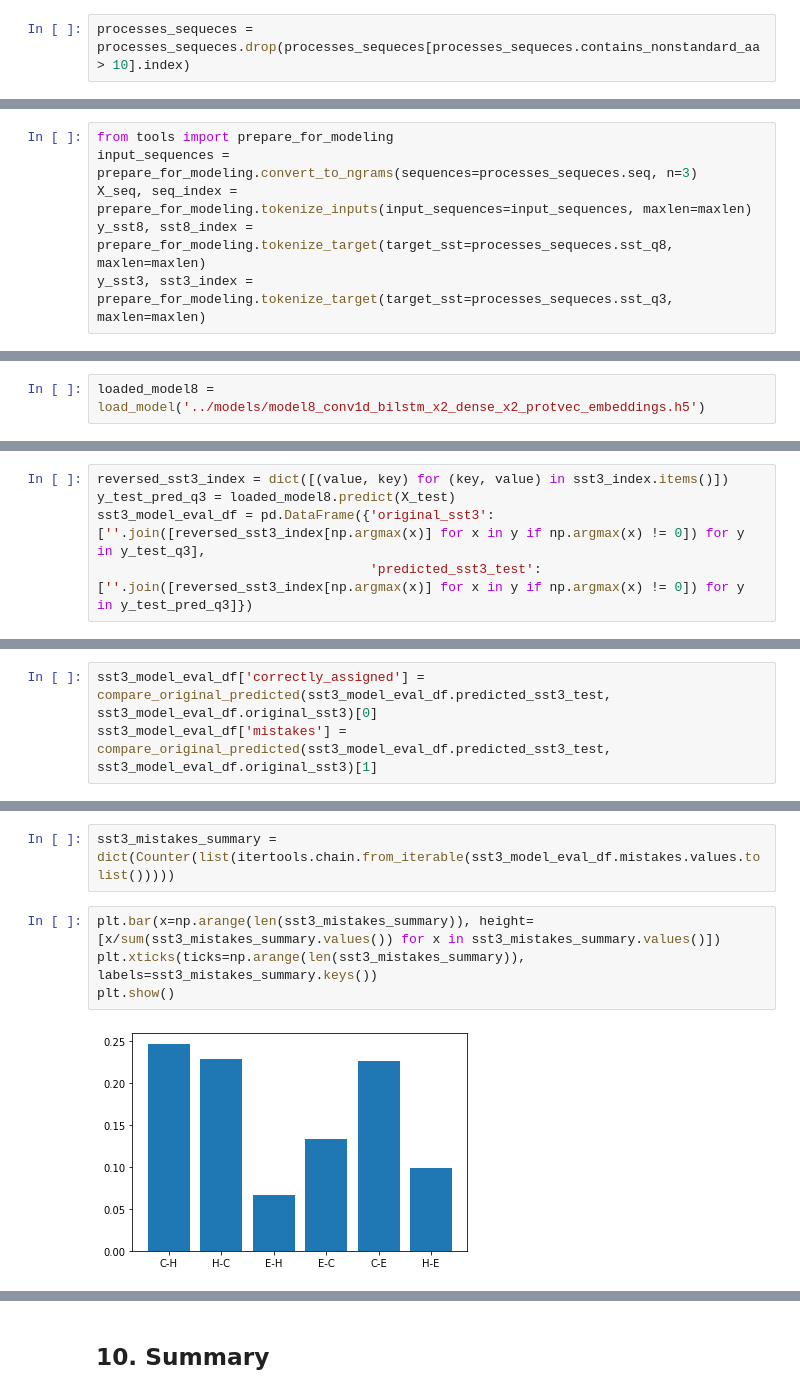
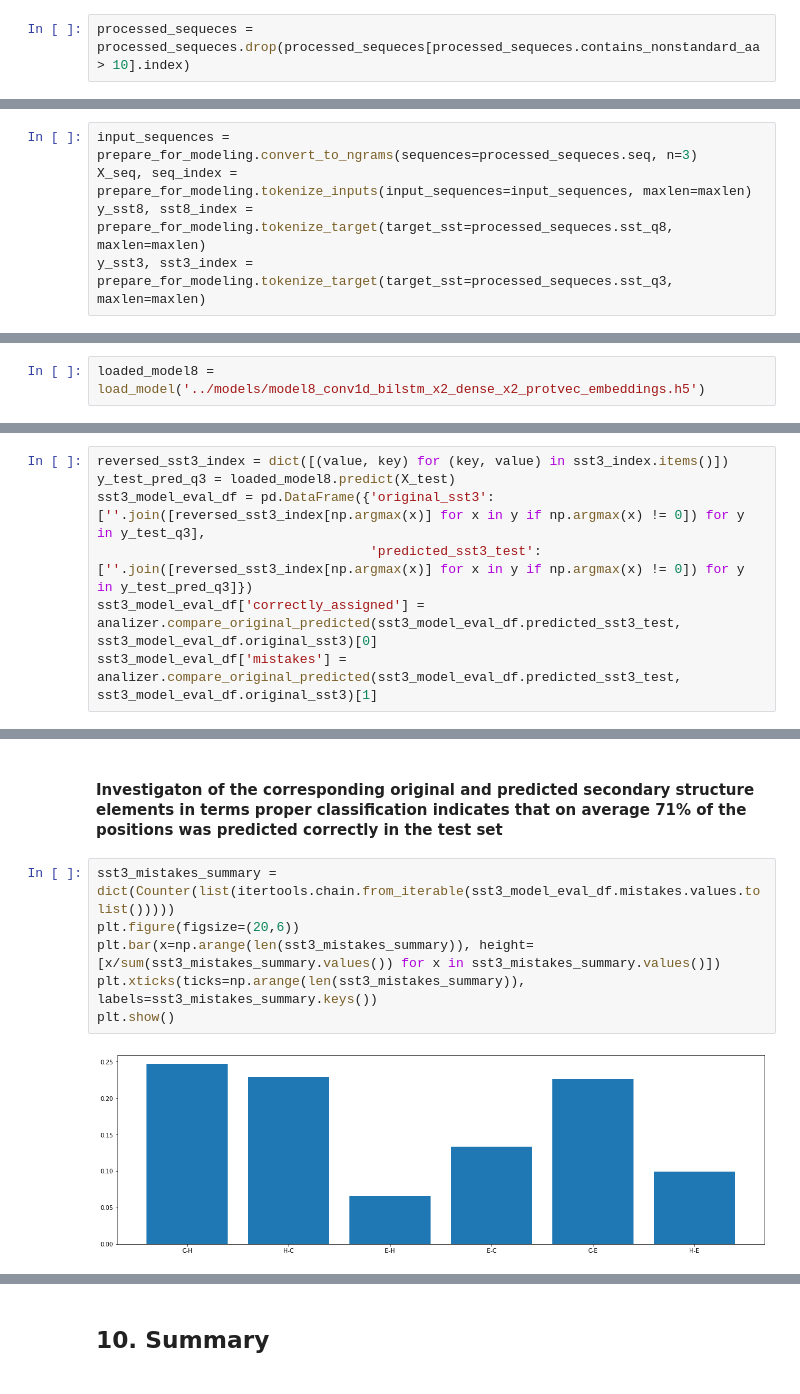
Before and after one commit to barsur93/protein_structure_prediction, a Jupyter notebook: protein_structure_prediction.ipynb, the cells around one changed output, grey strips where cells are left out. Saved outputs shown, nothing was run; the diff lists cells and outputs as text.

Commit message:
intro, summary, docstrings, references

```diff
--- a/protein_structure_prediction.ipynb
+++ b/protein_structure_prediction.ipynb
@@ -256,4 +263,4 @@ There are two sequences (6FHN and 6GME) in the dataset which contains significan
 # %%
-processes_sequeces = processes_sequeces.drop(processes_sequeces[processes_sequeces.contains_nonstandard_aa > 10].index)
+processed_sequeces = processed_sequeces.drop(processed_sequeces[processed_sequeces.contains_nonstandard_aa > 10].index)
 # %% [markdown]
 ## __6. Exploration of preprocessed dataset for modeling__
@@ -306,9 +316,8 @@ Now I will prepare sequences for modeling. As my ulimate goal is to use a so cal
 # %%
-from tools import prepare_for_modeling
-input_sequences = prepare_for_modeling.convert_to_ngrams(sequences=processes_sequeces.seq, n=3)
+input_sequences = prepare_for_modeling.convert_to_ngrams(sequences=processed_sequeces.seq, n=3)
 X_seq, seq_index = prepare_for_modeling.tokenize_inputs(input_sequences=input_sequences, maxlen=maxlen)
-y_sst8, sst8_index = prepare_for_modeling.tokenize_target(target_sst=processes_sequeces.sst_q8, maxlen=maxlen)
-y_sst3, sst3_index = prepare_for_modeling.tokenize_target(target_sst=processes_sequeces.sst_q3, maxlen=maxlen)
+y_sst8, sst8_index = prepare_for_modeling.tokenize_target(target_sst=processed_sequeces.sst_q8, maxlen=maxlen)
+y_sst3, sst3_index = prepare_for_modeling.tokenize_target(target_sst=processed_sequeces.sst_q3, maxlen=maxlen)
 # %%
 X_seq.shape, y_sst8.shape, y_sst3.shape
 # %% [output]
@@ -866,3 +852,5 @@ reversed_sst3_index = dict([(value, key) for (key, value) in sst3_index.items()]
 y_test_pred_q3 = loaded_model8.predict(X_test)
 sst3_model_eval_df = pd.DataFrame({'original_sst3': [''.join([reversed_sst3_index[np.argmax(x)] for x in y if np.argmax(x) != 0]) for y in y_test_q3],
                                    'predicted_sst3_test': [''.join([reversed_sst3_index[np.argmax(x)] for x in y if np.argmax(x) != 0]) for y in y_test_pred_q3]})
+sst3_model_eval_df['correctly_assigned'] = analizer.compare_original_predicted(sst3_model_eval_df.predicted_sst3_test, sst3_model_eval_df.original_sst3)[0]
+sst3_model_eval_df['mistakes'] = analizer.compare_original_predicted(sst3_model_eval_df.predicted_sst3_test, sst3_model_eval_df.original_sst3)[1]
@@ -874,5 +857,2 @@ sst8_model_eval_df = pd.DataFrame({'original_sst8': [''.join([reversed_sst8_inde
-# %%
-sst3_model_eval_df['correctly_assigned'] = compare_original_predicted(sst3_model_eval_df.predicted_sst3_test, sst3_model_eval_df.original_sst3)[0]
-sst3_model_eval_df['mistakes'] = compare_original_predicted(sst3_model_eval_df.predicted_sst3_test, sst3_model_eval_df.original_sst3)[1]
 # %%
 visualizer.visualize_occurrence(feature_series=sst3_model_eval_df.original_sst3, xlabel='original sst3').show()
@@ -892,8 +869,10 @@ sst3_model_eval_df.success_rate.mean()
-# %%
-sst3_mistakes_summary = dict(Counter(list(itertools.chain.from_iterable(sst3_model_eval_df.mistakes.values.tolist()))))
+# %% [markdown]
+#### Investigaton of the corresponding original and predicted secondary structure elements in terms proper classification indicates that on average __71%__ of the positions was predicted correctly in the test set
 # %%
+sst3_mistakes_summary = dict(Counter(list(itertools.chain.from_iterable(sst3_model_eval_df.mistakes.values.tolist()))))
+plt.figure(figsize=(20,6))
 plt.bar(x=np.arange(len(sst3_mistakes_summary)), height=[x/sum(sst3_mistakes_summary.values()) for x in sst3_mistakes_summary.values()])
 plt.xticks(ticks=np.arange(len(sst3_mistakes_summary)), labels=sst3_mistakes_summary.keys())
 plt.show()
 # %% [output]
-[figure, old version]
+[figure, new version]
```
Also changed, not shown: parts of 90 cells of this notebook, 5 other files.
